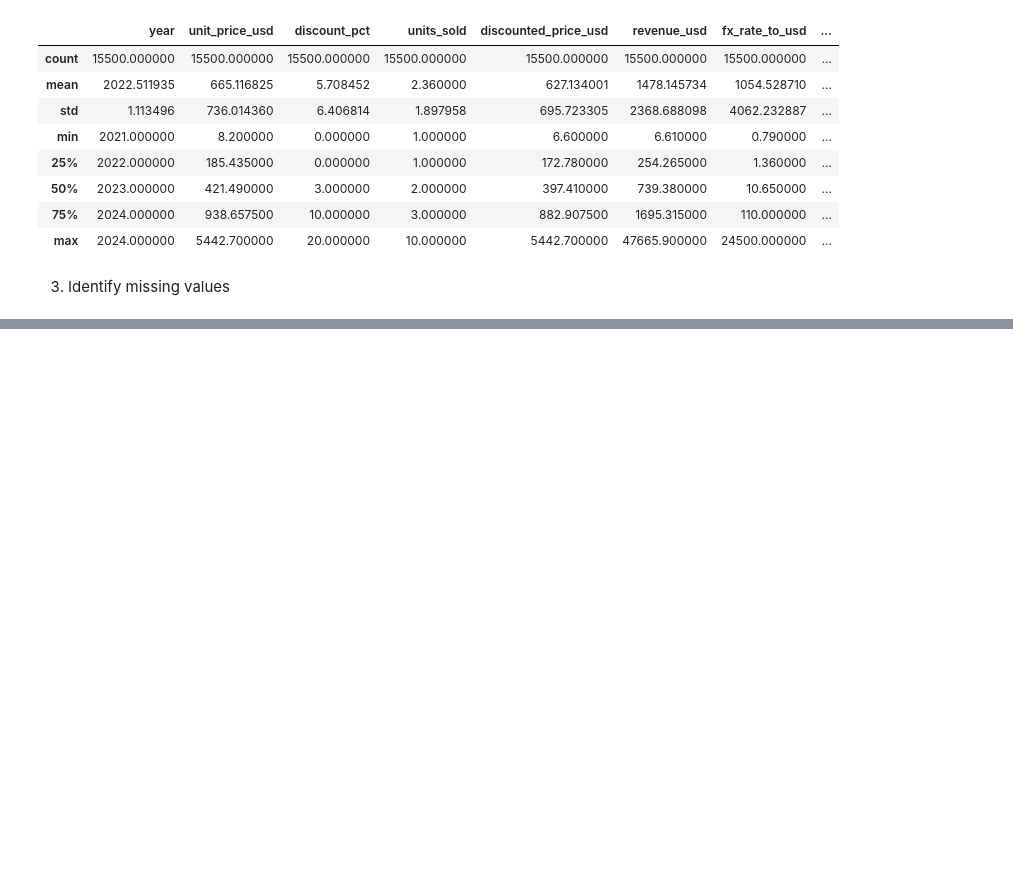
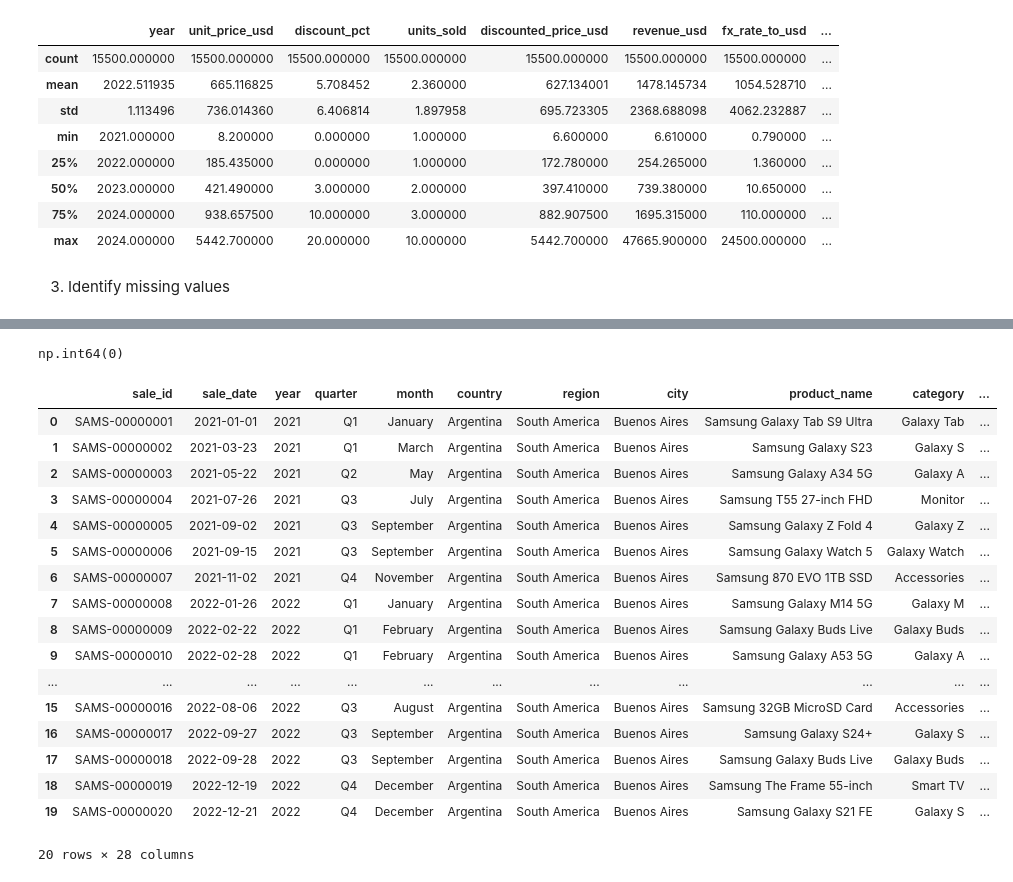
Before and after one commit to nishant8105/Python-Project, a Jupyter notebook: samsung/main.ipynb, the cells around one changed output, grey strips where cells are left out. Cells and saved outputs as stored; diff of their text form; code cells hidden in the pictures; blank space fills up the shorter version.

```diff
--- a/samsung/main.ipynb
+++ b/samsung/main.ipynb
@@ -80,2 +80,28 @@ customer_rating           4251
 return_status                0
 dtype: int64
+# %%
+df["customer_rating"] = df["customer_rating"].fillna(df["customer_rating"].median())
+df["customer_rating"].isnull().sum()
+# %% [output]
+np.int64(0)
+# %%
+df.head(20)
+# %% [output]
+|  | sale_id | sale_date | year | quarter | month | country | region | city | product_name | category | ... |
+| 0 | SAMS-00000001 | 2021-01-01 | 2021 | Q1 | January | Argentina | South America | Buenos Aires | Samsung Galaxy Tab S9 Ultra | Galaxy Tab | ... |
+| 1 | SAMS-00000002 | 2021-03-23 | 2021 | Q1 | March | Argentina | South America | Buenos Aires | Samsung Galaxy S23 | Galaxy S | ... |
+| 2 | SAMS-00000003 | 2021-05-22 | 2021 | Q2 | May | Argentina | South America | Buenos Aires | Samsung Galaxy A34 5G | Galaxy A | ... |
+| 3 | SAMS-00000004 | 2021-07-26 | 2021 | Q3 | July | Argentina | South America | Buenos Aires | Samsung T55 27-inch FHD | Monitor | ... |
+| 4 | SAMS-00000005 | 2021-09-02 | 2021 | Q3 | September | Argentina | South America | Buenos Aires | Samsung Galaxy Z Fold 4 | Galaxy Z | ... |
+| 5 | SAMS-00000006 | 2021-09-15 | 2021 | Q3 | September | Argentina | South America | Buenos Aires | Samsung Galaxy Watch 5 | Galaxy Watch | ... |
+| 6 | SAMS-00000007 | 2021-11-02 | 2021 | Q4 | November | Argentina | South America | Buenos Aires | Samsung 870 EVO 1TB SSD | Accessories | ... |
+| 7 | SAMS-00000008 | 2022-01-26 | 2022 | Q1 | January | Argentina | South America | Buenos Aires | Samsung Galaxy M14 5G | Galaxy M | ... |
+| 8 | SAMS-00000009 | 2022-02-22 | 2022 | Q1 | February | Argentina | South America | Buenos Aires | Samsung Galaxy Buds Live | Galaxy Buds | ... |
+| 9 | SAMS-00000010 | 2022-02-28 | 2022 | Q1 | February | Argentina | South America | Buenos Aires | Samsung Galaxy A53 5G | Galaxy A | ... |
+| ... | ... | ... | ... | ... | ... | ... | ... | ... | ... | ... | ... |
+| 15 | SAMS-00000016 | 2022-08-06 | 2022 | Q3 | August | Argentina | South America | Buenos Aires | Samsung 32GB MicroSD Card | Accessories | ... |
+| 16 | SAMS-00000017 | 2022-09-27 | 2022 | Q3 | September | Argentina | South America | Buenos Aires | Samsung Galaxy S24+ | Galaxy S | ... |
+| 17 | SAMS-00000018 | 2022-09-28 | 2022 | Q3 | September | Argentina | South America | Buenos Aires | Samsung Galaxy Buds Live | Galaxy Buds | ... |
+| 18 | SAMS-00000019 | 2022-12-19 | 2022 | Q4 | December | Argentina | South America | Buenos Aires | Samsung The Frame 55-inch | Smart TV | ... |
+| 19 | SAMS-00000020 | 2022-12-21 | 2022 | Q4 | December | Argentina | South America | Buenos Aires | Samsung Galaxy S21 FE | Galaxy S | ... |
+20 rows × 28 columns
```
Also changed, not shown: parts of 3 cells of this notebook.
